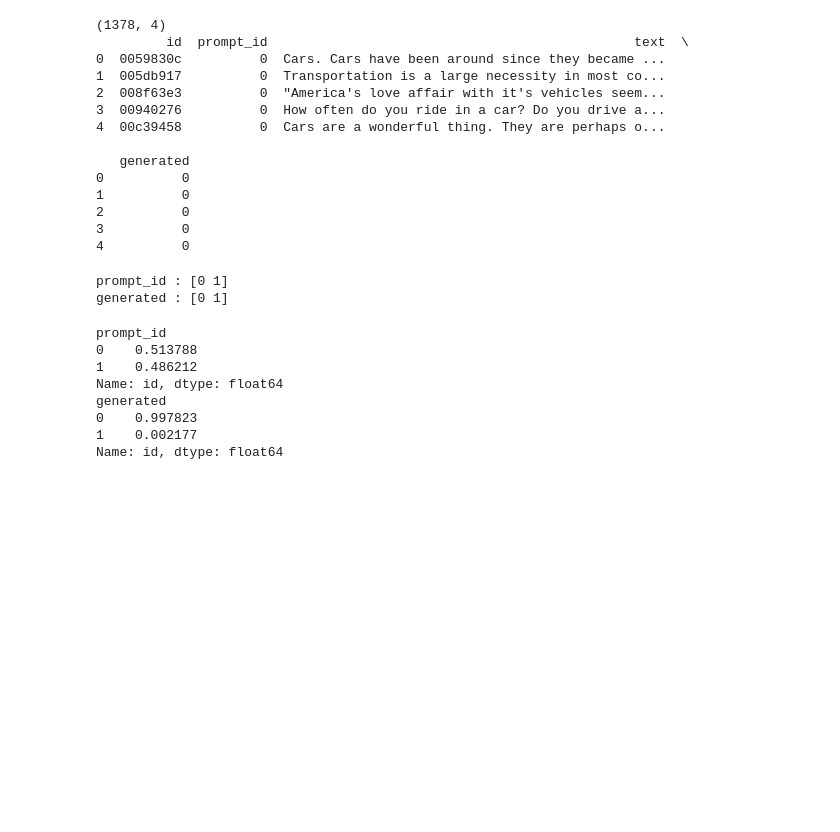
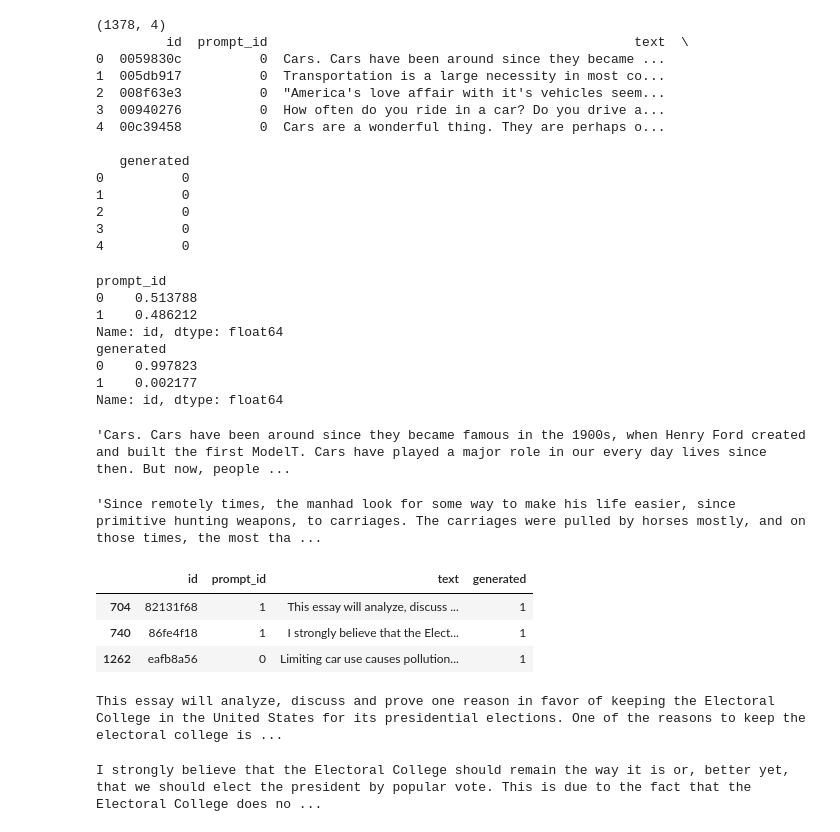
Before and after one commit to GundamYeti/kaggle_LLM_Detection, a Jupyter notebook: mc_llmdetection.ipynb, the cells around one changed output. Cells and saved outputs as stored; diff of their text form; code cells hidden in the pictures; blank space fills up the shorter version.

```diff
--- a/mc_llmdetection.ipynb
+++ b/mc_llmdetection.ipynb
@@ -79,13 +120,6 @@ df_desc(train_essays)
 2          0
 3          0
 4          0
-# %%
-# Check Exact Values
-print("prompt_id :", train_essays['prompt_id'].unique())
-print("generated :", train_essays['generated'].unique())
-# %% [output]
-prompt_id : [0 1]
-generated : [0 1]
 # %%
 # What percentage of each is 0 or q?
 
@@ -101,3 +135,26 @@ generated
 0    0.997823
 1    0.002177
 Name: id, dtype: float64
+# %%
+train_essays['text'][0]
+# %% [output]
+'Cars. Cars have been around since they became famous in the 1900s, when Henry Ford created and built the first ModelT. Cars have played a major role in our every day lives since then. But now, people ...
+# %%
+train_essays['text'][50]
+# %% [output]
+'Since remotely times, the manhad look for some way to make his life easier, since primitive hunting weapons, to carriages. The carriages were pulled by horses mostly, and on those times, the most tha ...
+# %%
+train_essays[train_essays['generated'] == 1]
+# %% [output]
+|  | id | prompt_id | text | generated |
+| 704 | 82131f68 | 1 | This essay will analyze, discuss ... | 1 |
+| 740 | 86fe4f18 | 1 | I strongly believe that the Elect... | 1 |
+| 1262 | eafb8a56 | 0 | Limiting car use causes pollution... | 1 |
+# %%
+print(train_essays['text'][704])
+# %% [output]
+This essay will analyze, discuss and prove one reason in favor of keeping the Electoral College in the United States for its presidential elections. One of the reasons to keep the electoral college is ...
+# %%
+print(train_essays['text'][740])
+# %% [output]
+I strongly believe that the Electoral College should remain the way it is or, better yet, that we should elect the president by popular vote. This is due to the fact that the Electoral College does no ...
```
Also changed, not shown: parts of 5 cells of this notebook.
